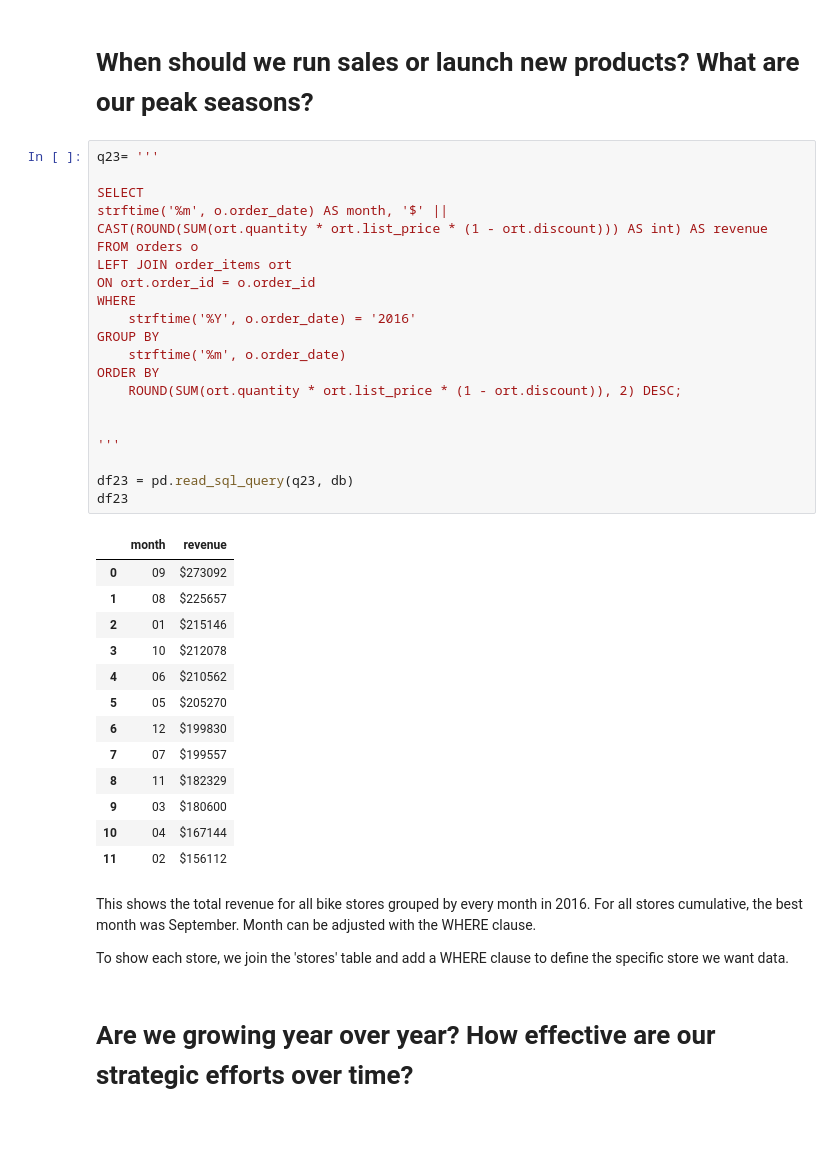
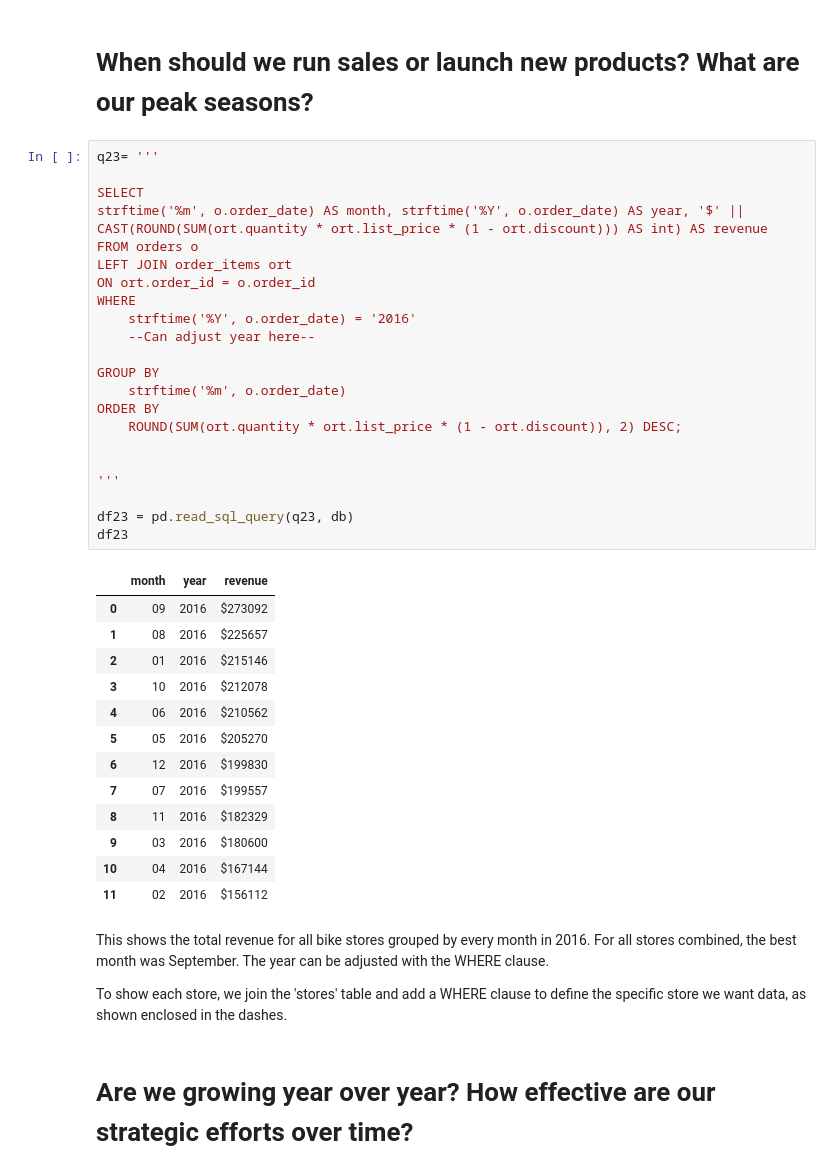
Before and after one commit to AbhimanyuShri/Bike-Store-Sales-Analysis, a Jupyter notebook: bike-store-sales-analysis.ipynb, the cells around one changed output. Cells and saved outputs as stored; diff of their text form; blank space fills up the shorter version.

Commit message:
Kaggle Notebook | Bike Store Sales Analysis (SQL) | Version 9

```diff
--- a/bike-store-sales-analysis.ipynb
+++ b/bike-store-sales-analysis.ipynb
@@ -751,42 +751,44 @@ df22a
 # %%
 q23= '''
 
 SELECT
-strftime('%m', o.order_date) AS month, '$' ||
+strftime('%m', o.order_date) AS month, strftime('%Y', o.order_date) AS year, '$' ||
 CAST(ROUND(SUM(ort.quantity * ort.list_price * (1 - ort.discount))) AS int) AS revenue
 FROM orders o
 LEFT JOIN order_items ort
 ON ort.order_id = o.order_id
 WHERE
     strftime('%Y', o.order_date) = '2016'
+    --Can adjust year here--
+
 GROUP BY
     strftime('%m', o.order_date)
 ORDER BY
     ROUND(SUM(ort.quantity * ort.list_price * (1 - ort.discount)), 2) DESC;
 
 
 '''
 
 df23 = pd.read_sql_query(q23, db)
 df23
 # %% [output]
-|  | month | revenue |
-| 0 | 09 | $273092 |
-| 1 | 08 | $225657 |
-| 2 | 01 | $215146 |
-| 3 | 10 | $212078 |
-| 4 | 06 | $210562 |
-| 5 | 05 | $205270 |
-| 6 | 12 | $199830 |
-| 7 | 07 | $199557 |
-| 8 | 11 | $182329 |
-| 9 | 03 | $180600 |
-| 10 | 04 | $167144 |
-| 11 | 02 | $156112 |
+|  | month | year | revenue |
+| 0 | 09 | 2016 | $273092 |
+| 1 | 08 | 2016 | $225657 |
+| 2 | 01 | 2016 | $215146 |
+| 3 | 10 | 2016 | $212078 |
+| 4 | 06 | 2016 | $210562 |
+| 5 | 05 | 2016 | $205270 |
+| 6 | 12 | 2016 | $199830 |
+| 7 | 07 | 2016 | $199557 |
+| 8 | 11 | 2016 | $182329 |
+| 9 | 03 | 2016 | $180600 |
+| 10 | 04 | 2016 | $167144 |
+| 11 | 02 | 2016 | $156112 |
 # %% [markdown]
-This shows the total revenue for all bike stores grouped by every month in 2016. For all stores cumulative, the best month was September. Month can be adjusted with the WHERE clause.
+This shows the total revenue for all bike stores grouped by every month in 2016. For all stores combined, the best month was September. The year can be adjusted with the WHERE clause.
 
-To show each store, we join the 'stores' table and add a WHERE clause to define the specific store we want data.
+To show each store, we join the 'stores' table and add a WHERE clause to define the specific store we want data, as shown enclosed in the dashes.
 # %% [markdown]
 # **Are we growing year over year? How effective are our strategic efforts over time?**
 # %%
```
Also changed, not shown: parts of 15 cells of this notebook.
